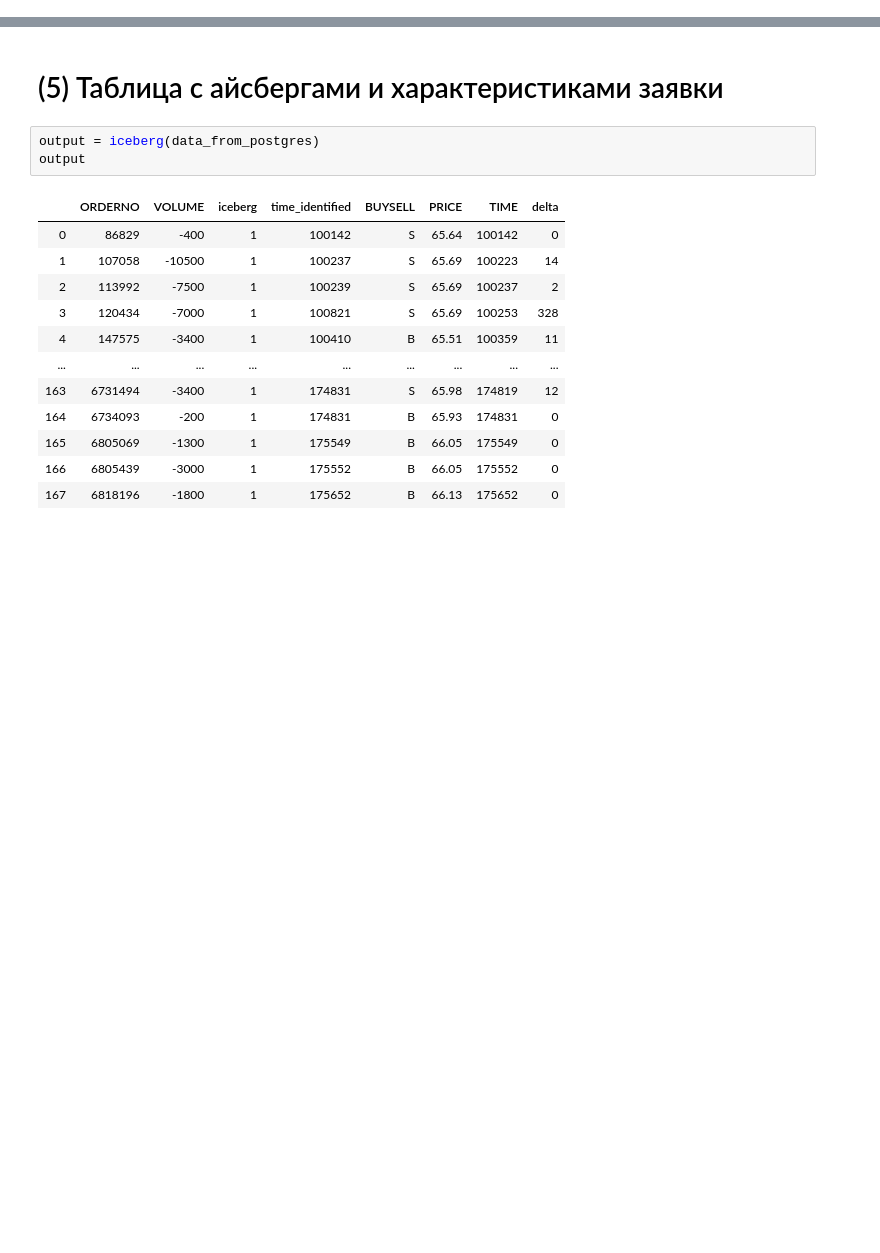
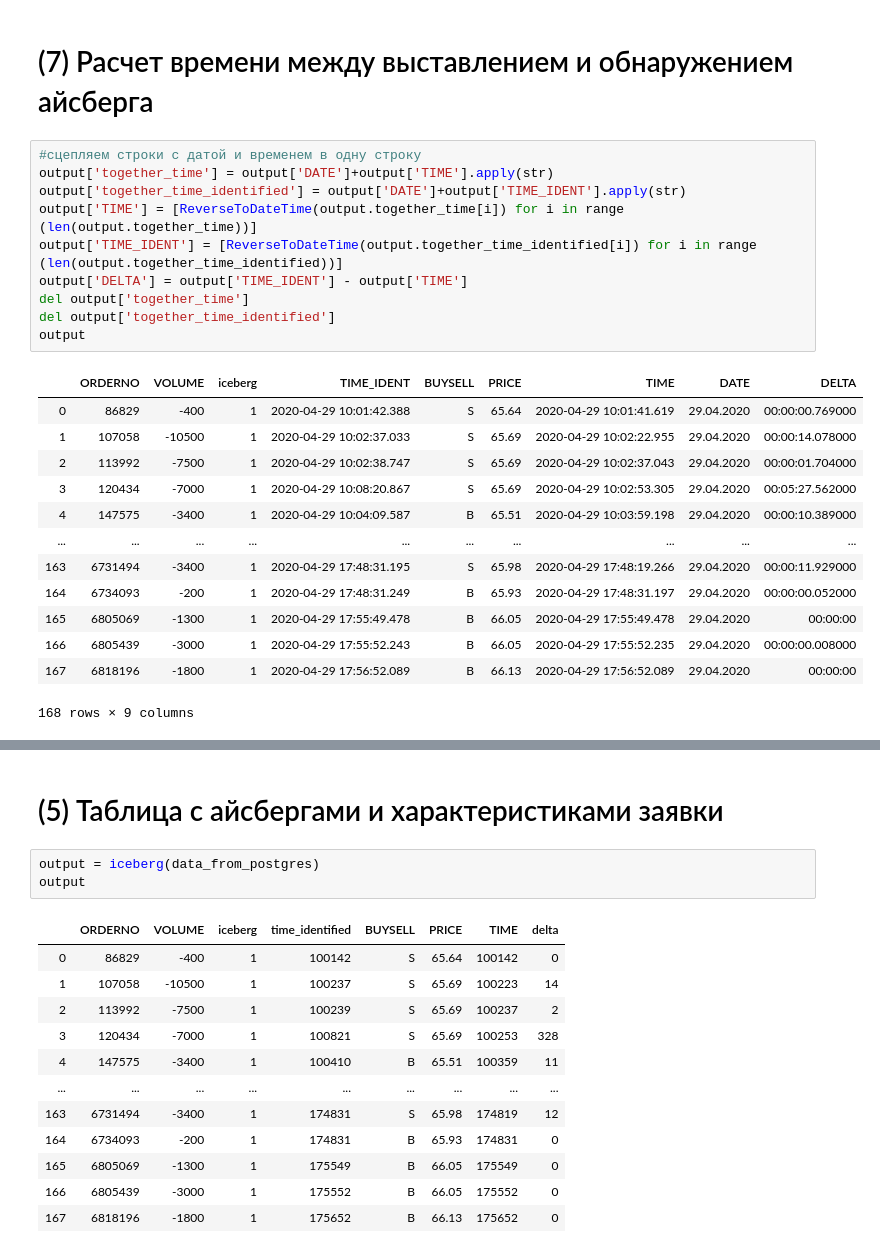
Before and after one commit to katya-luzina/master_thesis, a Jupyter notebook: адаптация кода к имеющимся данным.ipynb, the cells around one changed output, grey strips where cells are left out. Drawn from its saved outputs; the diff is of its cells as text; blank space fills up the shorter version.

```diff
--- a/адаптация кода к имеющимся данным.ipynb
+++ b/адаптация кода к имеющимся данным.ipynb
@@ -266,0 +188,26 @@ data_from_postgres
+# %% [markdown]
+# (7) Расчет времени между выставлением и обнаружением айсберга
+# %%
+#сцепляем строки с датой и временем в одну строку
+output['together_time'] = output['DATE']+output['TIME'].apply(str)
+output['together_time_identified'] = output['DATE']+output['TIME_IDENT'].apply(str)
+output['TIME'] = [ReverseToDateTime(output.together_time[i]) for i in range (len(output.together_time))]
+output['TIME_IDENT'] = [ReverseToDateTime(output.together_time_identified[i]) for i in range (len(output.together_time_identified))]
+output['DELTA'] = output['TIME_IDENT'] - output['TIME']
+del output['together_time']
+del output['together_time_identified']
+output
+# %% [output]
+|  | ORDERNO | VOLUME | iceberg | TIME_IDENT | BUYSELL | PRICE | TIME | DATE | DELTA |
+| 0 | 86829 | -400 | 1 | 2020-04-29 10:01:42.388 | S | 65.64 | 2020-04-29 10:01:41.619 | 29.04.2020 | 00:00:00.769000 |
+| 1 | 107058 | -10500 | 1 | 2020-04-29 10:02:37.033 | S | 65.69 | 2020-04-29 10:02:22.955 | 29.04.2020 | 00:00:14.078000 |
+| 2 | 113992 | -7500 | 1 | 2020-04-29 10:02:38.747 | S | 65.69 | 2020-04-29 10:02:37.043 | 29.04.2020 | 00:00:01.704000 |
+| 3 | 120434 | -7000 | 1 | 2020-04-29 10:08:20.867 | S | 65.69 | 2020-04-29 10:02:53.305 | 29.04.2020 | 00:05:27.562000 |
+| 4 | 147575 | -3400 | 1 | 2020-04-29 10:04:09.587 | B | 65.51 | 2020-04-29 10:03:59.198 | 29.04.2020 | 00:00:10.389000 |
+| ... | ... | ... | ... | ... | ... | ... | ... | ... | ... |
+| 163 | 6731494 | -3400 | 1 | 2020-04-29 17:48:31.195 | S | 65.98 | 2020-04-29 17:48:19.266 | 29.04.2020 | 00:00:11.929000 |
+| 164 | 6734093 | -200 | 1 | 2020-04-29 17:48:31.249 | B | 65.93 | 2020-04-29 17:48:31.197 | 29.04.2020 | 00:00:00.052000 |
+| 165 | 6805069 | -1300 | 1 | 2020-04-29 17:55:49.478 | B | 66.05 | 2020-04-29 17:55:49.478 | 29.04.2020 | 00:00:00 |
+| 166 | 6805439 | -3000 | 1 | 2020-04-29 17:55:52.243 | B | 66.05 | 2020-04-29 17:55:52.235 | 29.04.2020 | 00:00:00.008000 |
+| 167 | 6818196 | -1800 | 1 | 2020-04-29 17:56:52.089 | B | 66.13 | 2020-04-29 17:56:52.089 | 29.04.2020 | 00:00:00 |
+168 rows × 9 columns
```
Also changed, not shown: parts of 69 cells of this notebook.
